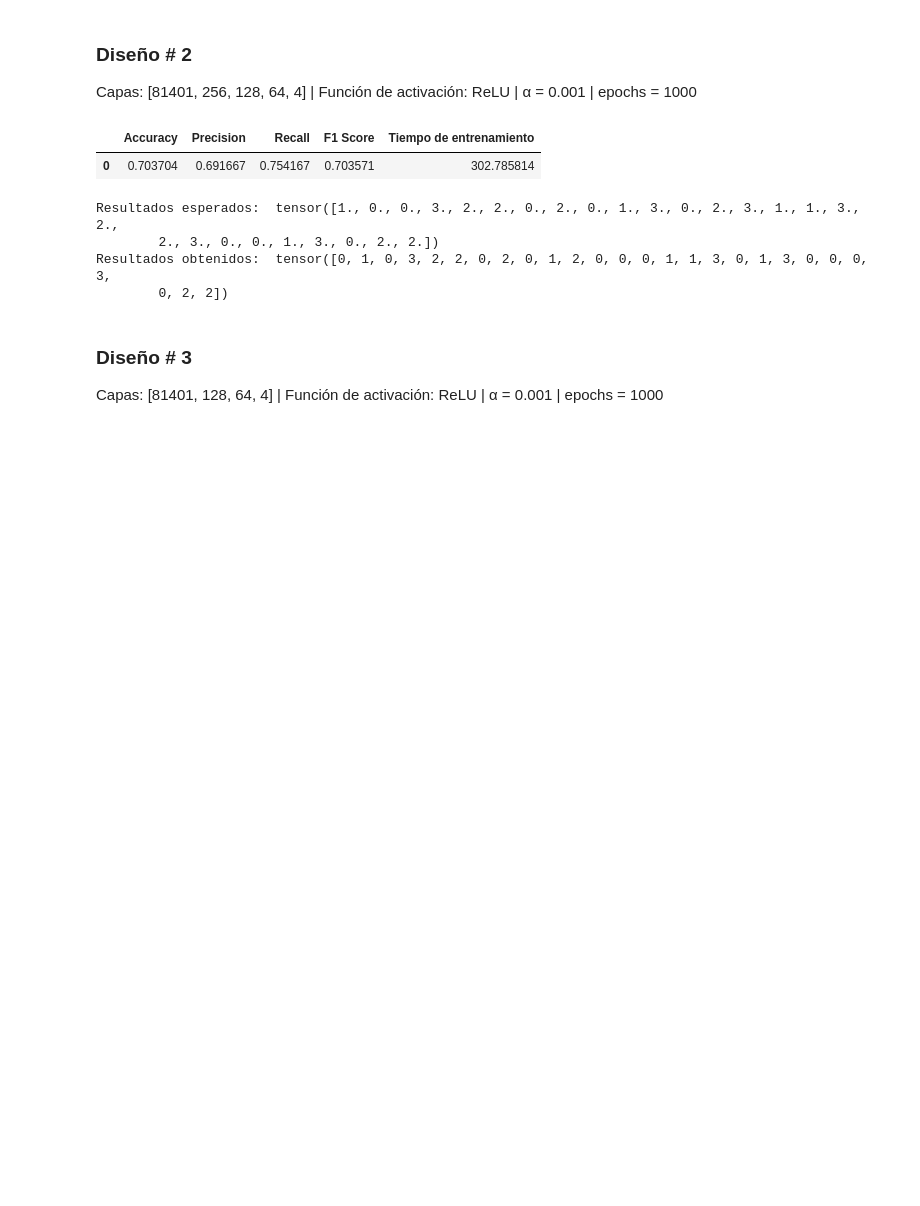
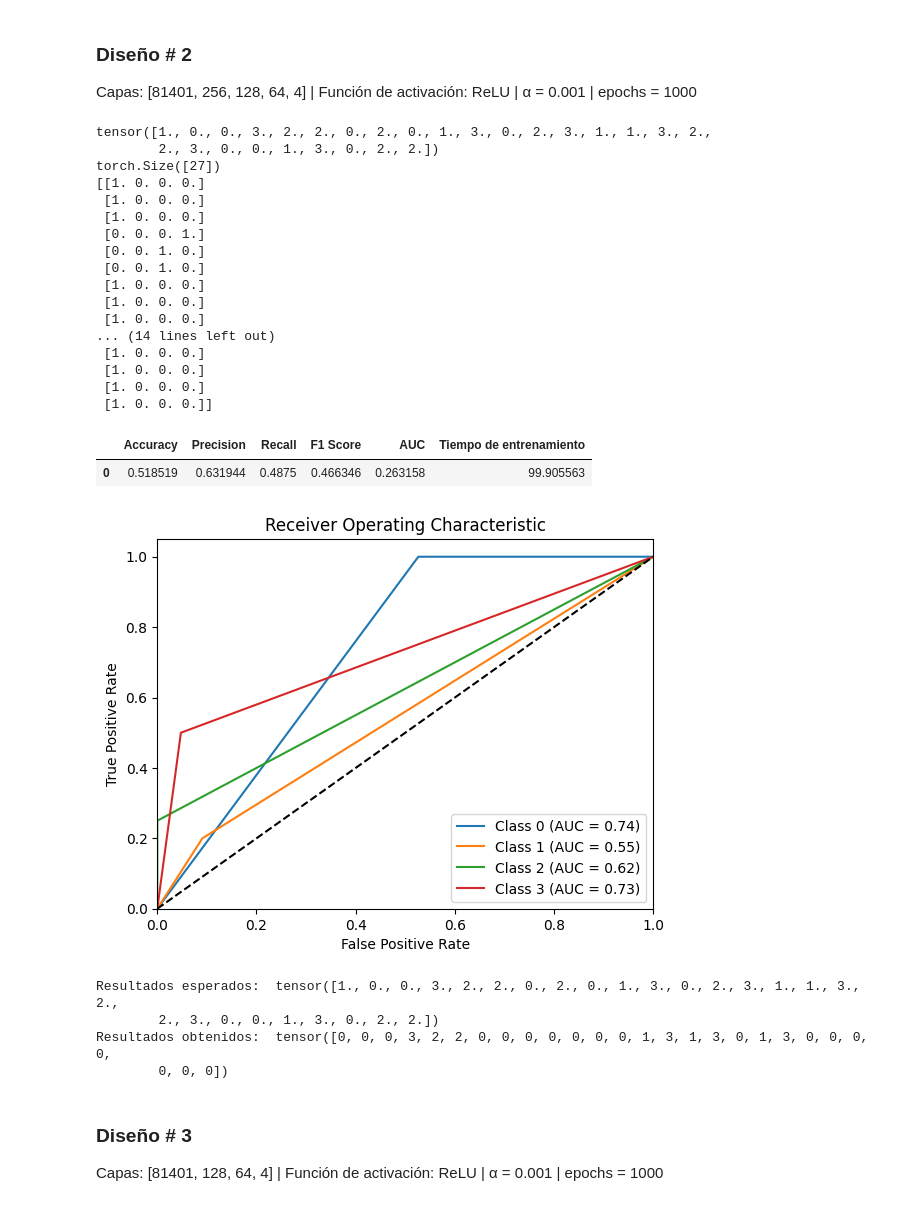
Before and after one commit to JulianCamacho/CE-5506-Reconocimiento-de-Patrones, a Jupyter notebook: Proyecto2/Proyecto2.ipynb, the cells around one changed output. Drawn from its saved outputs; the diff is of its cells as text; code cells hidden in the pictures; blank space fills up the shorter version.

```diff
--- a/Proyecto2/Proyecto2.ipynb
+++ b/Proyecto2/Proyecto2.ipynb
@@ -157,35 +179,3 @@ class MLP(nn.Module):
 # %% [markdown]
 ### Diseño # 1
 Capas: [81401, 128, 64, 4] | Función de activación: ReLU | α = 0.001 | epochs = 1000
-# %%
-#=====  Instaciar modelo  =====#
-
-input_size = X_train_tensor.shape[1]
-hidden_sizes = [128, 64]
-print(input_size)
-activation = F.relu
-model = MLP(input_size, hidden_sizes, num_classes, activation)
-
-# Definir la función de loss con learning rate y optimizer
-criterion = nn.CrossEntropyLoss()
-optimizer = optim.Adam(model.parameters())
-
-start_time = time.time()
-# Entrenar el modelo
-for epoch in range(1000):
-    optimizer.zero_grad()
-    outputs = model(X_train_tensor)
-    loss = criterion(outputs, y_onehot)
-    loss.backward()
-    optimizer.step()
-end_time = time.time()
-time_taken = end_time - start_time
-
-# Evaluate the model
-outputs = model(X_test_tensor)
-_, predicted = torch.max(outputs.data, 1)
-
-# Obtener métricas
-computeMetrics(y_test_tensor, predicted, time_taken)
-print('Resultados esperados: ', y_test_tensor)
-print('Resultados obtenidos: ', predicted)
@@ -203,43 +314,60 @@ Capas: [81401, 256, 128, 64, 4] | Función de activación: ReLU | α = 0.001 | e
 # %%
 #=====  Instaciar modelo  =====#
 
 input_size = X_train_tensor.shape[1]
 hidden_sizes = [256, 128, 64]
-num_classes = len(set(y_train_tensor))
+num_classes = 4
 activation = F.relu
 model = MLP(input_size, hidden_sizes, num_classes, activation)
 
 # Definir la función de loss con learning rate y optimizer
-learning_rate = 0.001
 criterion = nn.CrossEntropyLoss()
-optimizer = optim.Adam(model.parameters(), lr=learning_rate)
+optimizer = optim.Adam(model.parameters())
 
 start_time = time.time()
 # Entrenar el modelo
-for epoch in range(1000):
+for epoch in range(500):
     optimizer.zero_grad()
     outputs = model(X_train_tensor)
     loss = criterion(outputs, y_onehot)
     loss.backward()
     optimizer.step()
 end_time = time.time()
 time_taken = end_time - start_time
 
 # Evaluate the model
 outputs = model(X_test_tensor)
 _, predicted = torch.max(outputs.data, 1)
 
 # Obtener métricas
-computeMetrics(predicted, y_test_tensor, time_taken)
+computeMetrics(y_test_tensor, predicted, time_taken)
 print('Resultados esperados: ', y_test_tensor)
 print('Resultados obtenidos: ', predicted)
 # %% [output]
+tensor([1., 0., 0., 3., 2., 2., 0., 2., 0., 1., 3., 0., 2., 3., 1., 1., 3., 2.,
+        2., 3., 0., 0., 1., 3., 0., 2., 2.])
+torch.Size([27])
+[[1. 0. 0. 0.]
+ [1. 0. 0. 0.]
+ [1. 0. 0. 0.]
+ [0. 0. 0. 1.]
+ [0. 0. 1. 0.]
+ [0. 0. 1. 0.]
+ [1. 0. 0. 0.]
+ [1. 0. 0. 0.]
+ [1. 0. 0. 0.]
+... (14 lines left out)
+ [1. 0. 0. 0.]
+ [1. 0. 0. 0.]
+ [1. 0. 0. 0.]
+ [1. 0. 0. 0.]]
-|  | Accuracy | Precision | Recall | F1 Score | Tiempo de entrenamiento |
-| 0 | 0.703704 | 0.691667 | 0.754167 | 0.703571 | 302.785814 |
+|  | Accuracy | Precision | Recall | F1 Score | AUC | Tiempo de entrenamiento |
+| 0 | 0.518519 | 0.631944 | 0.4875 | 0.466346 | 0.263158 | 99.905563 |
-Resultados esperados:  tensor([1., 0., 0., 3., 2., 2., 0., 2., 0., 1., 3., 0., 2., 3., 1., 1., 3., 2.,
-        2., 3., 0., 0., 1., 3., 0., 2., 2.])
-Resultados obtenidos:  tensor([0, 1, 0, 3, 2, 2, 0, 2, 0, 1, 2, 0, 0, 0, 1, 1, 3, 0, 1, 3, 0, 0, 0, 3,
-        0, 2, 2])
+[figure, added]
+Resultados esperados:  tensor([1., 0., 0., 3., 2., 2., 0., 2., 0., 1., 3., 0., 2., 3., 1., 1., 3., 2.,
+        2., 3., 0., 0., 1., 3., 0., 2., 2.])
+Resultados obtenidos:  tensor([0, 0, 0, 3, 2, 2, 0, 0, 0, 0, 0, 0, 0, 1, 3, 1, 3, 0, 1, 3, 0, 0, 0, 0,
+        0, 0, 0])
 # %% [markdown]
 ### Diseño # 3
 Capas: [81401, 128, 64, 4] | Función de activación: ReLU | α = 0.001 | epochs = 1000
```
Also changed, not shown: parts of 7 cells of this notebook, 2 other files.
